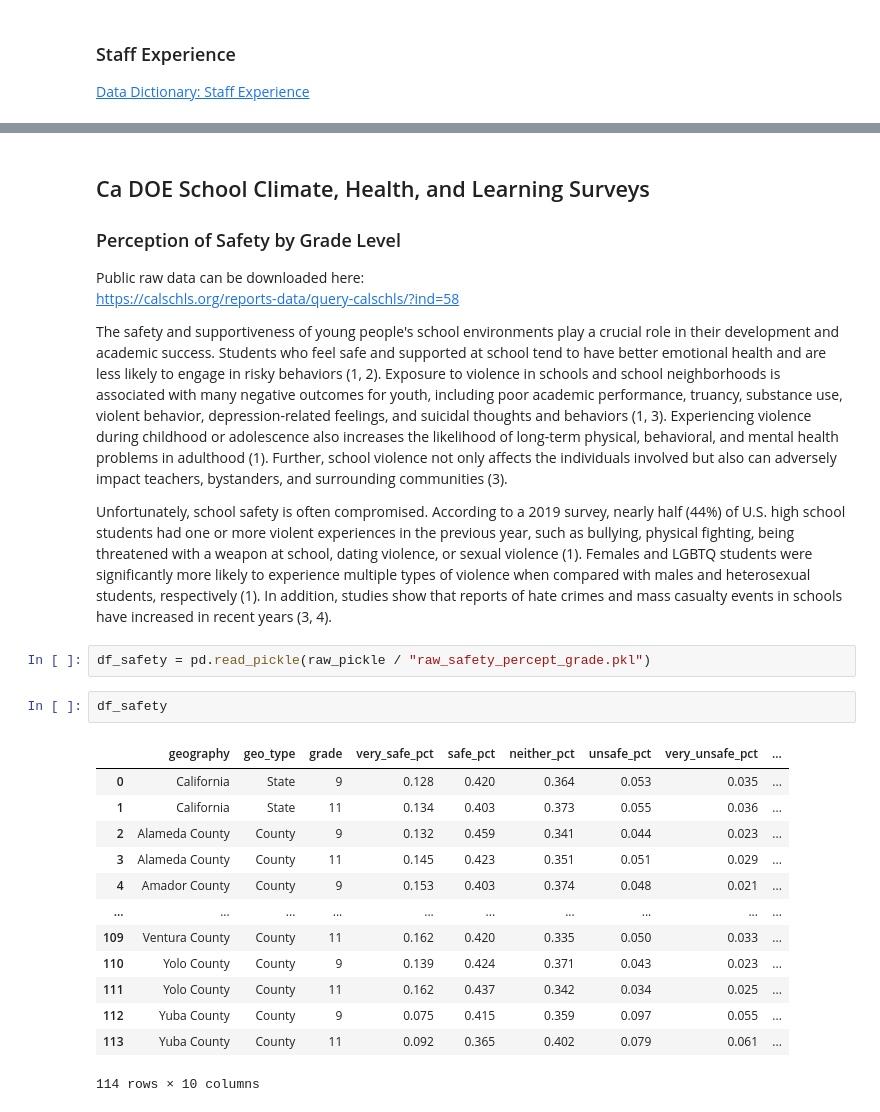
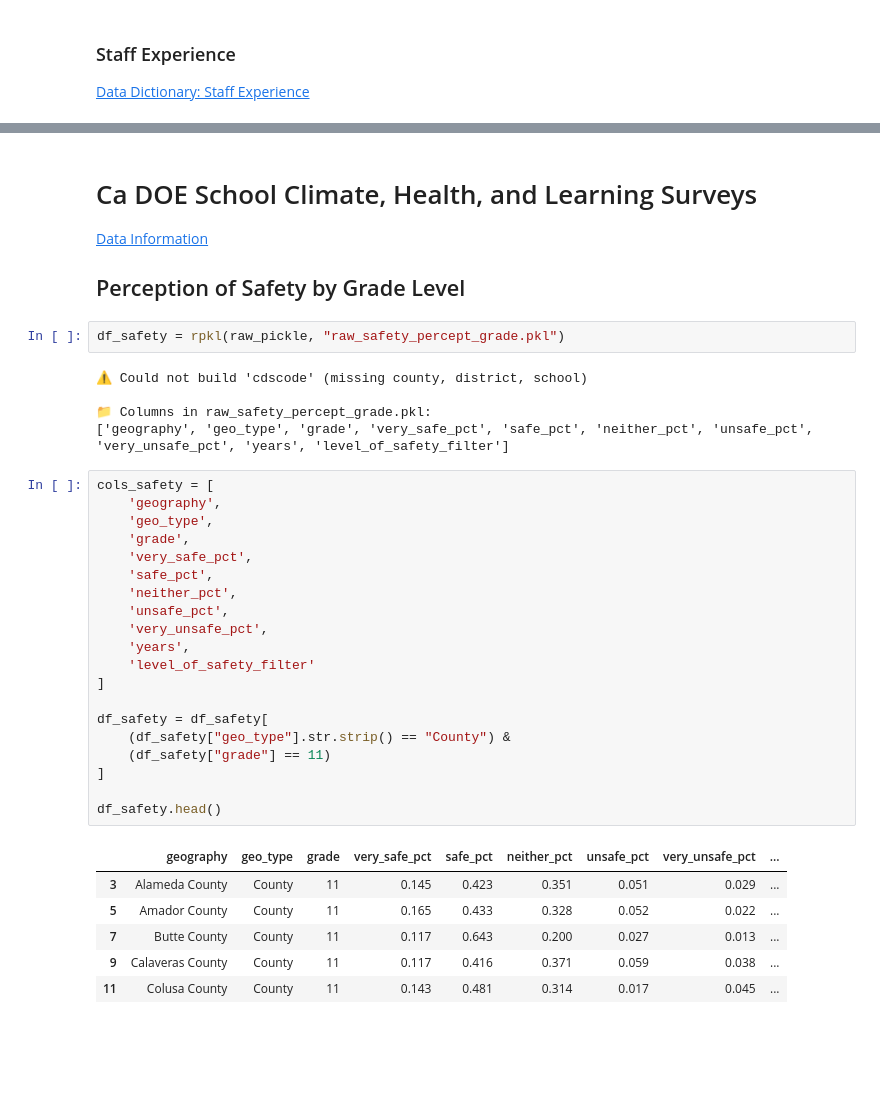
Before and after one commit to junclemente/ads599-capstone_project, a Jupyter notebook: library/01_data_preparation.ipynb, the cells around one changed output, grey strips where cells are left out. Cells and saved outputs as stored; diff of their text form; blank space fills up the shorter version.

```diff
--- a/library/01_data_preparation.ipynb
+++ b/library/01_data_preparation.ipynb
@@ -751,29 +829,40 @@ df_enroll[cols_enroll]
 # %% [markdown]
-## Ca DOE School Climate, Health, and Learning Surveys
+# Ca DOE School Climate, Health, and Learning Surveys
 
-### Perception of Safety by Grade Level
+[Data Information](https://calschls.org/reports-data/query-calschls/)
 
-Public raw data can be downloaded here:
-[https://calschls.org/reports-data/query-calschls/?ind=58](https://calschls.org/reports-data/query-calschls/?ind=58)
-
-The safety and supportiveness of young people's school environments play a crucial role in their development and academic success. Students who feel safe and supported at school tend to have better emotional health and are less likely to engage in risky behaviors (1, 2). Exposure to violence in schools and school neighborhoods is associated with many negative outcomes for youth, including poor academic performance, truancy, substance use, violent behavior, depression-related feelings, and suicidal thoughts and behaviors (1, 3). Experiencing violence during childhood or adolescence also increases the likelihood of long-term physical, behavioral, and mental health problems in adulthood (1). Further, school violence not only affects the individuals involved but also can adversely impact teachers, bystanders, and surrounding communities (3).
-
-Unfortunately, school safety is often compromised. According to a 2019 survey, nearly half (44%) of U.S. high school students had one or more violent experiences in the previous year, such as bullying, physical fighting, being threatened with a weapon at school, dating violence, or sexual violence (1). Females and LGBTQ students were significantly more likely to experience multiple types of violence when compared with males and heterosexual students, respectively (1). In addition, studies show that reports of hate crimes and mass casualty events in schools have increased in recent years (3, 4).
+## Perception of Safety by Grade Level
 # %%
-df_safety = pd.read_pickle(raw_pickle / "raw_safety_percept_grade.pkl")
+df_safety = rpkl(raw_pickle, "raw_safety_percept_grade.pkl")
+# %% [output]
+⚠️ Could not build 'cdscode' (missing county, district, school)
+
+📁 Columns in raw_safety_percept_grade.pkl:
+['geography', 'geo_type', 'grade', 'very_safe_pct', 'safe_pct', 'neither_pct', 'unsafe_pct', 'very_unsafe_pct', 'years', 'level_of_safety_filter']
 # %%
-df_safety
+cols_safety = [
+    'geography',
+    'geo_type',
+    'grade',
+    'very_safe_pct',
+    'safe_pct',
+    'neither_pct',
+    'unsafe_pct',
+    'very_unsafe_pct',
+    'years',
+    'level_of_safety_filter'
+]
+
+df_safety = df_safety[
+    (df_safety["geo_type"].str.strip() == "County") &
+    (df_safety["grade"] == 11)
+]
+
+df_safety.head()
 # %% [output]
 |  | geography | geo_type | grade | very_safe_pct | safe_pct | neither_pct | unsafe_pct | very_unsafe_pct | ... |
-| 0 | California | State | 9 | 0.128 | 0.420 | 0.364 | 0.053 | 0.035 | ... |
-| 1 | California | State | 11 | 0.134 | 0.403 | 0.373 | 0.055 | 0.036 | ... |
-| 2 | Alameda County | County | 9 | 0.132 | 0.459 | 0.341 | 0.044 | 0.023 | ... |
 | 3 | Alameda County | County | 11 | 0.145 | 0.423 | 0.351 | 0.051 | 0.029 | ... |
-| 4 | Amador County | County | 9 | 0.153 | 0.403 | 0.374 | 0.048 | 0.021 | ... |
-| ... | ... | ... | ... | ... | ... | ... | ... | ... | ... |
-| 109 | Ventura County | County | 11 | 0.162 | 0.420 | 0.335 | 0.050 | 0.033 | ... |
-| 110 | Yolo County | County | 9 | 0.139 | 0.424 | 0.371 | 0.043 | 0.023 | ... |
-| 111 | Yolo County | County | 11 | 0.162 | 0.437 | 0.342 | 0.034 | 0.025 | ... |
-| 112 | Yuba County | County | 9 | 0.075 | 0.415 | 0.359 | 0.097 | 0.055 | ... |
-| 113 | Yuba County | County | 11 | 0.092 | 0.365 | 0.402 | 0.079 | 0.061 | ... |
+| 5 | Amador County | County | 11 | 0.165 | 0.433 | 0.328 | 0.052 | 0.022 | ... |
+| 7 | Butte County | County | 11 | 0.117 | 0.643 | 0.200 | 0.027 | 0.013 | ... |
+| 9 | Calaveras County | County | 11 | 0.117 | 0.416 | 0.371 | 0.059 | 0.038 | ... |
+| 11 | Colusa County | County | 11 | 0.143 | 0.481 | 0.314 | 0.017 | 0.045 | ... |
-114 rows × 10 columns
```
Also changed, not shown: parts of 76 cells of this notebook, 6 other files.
